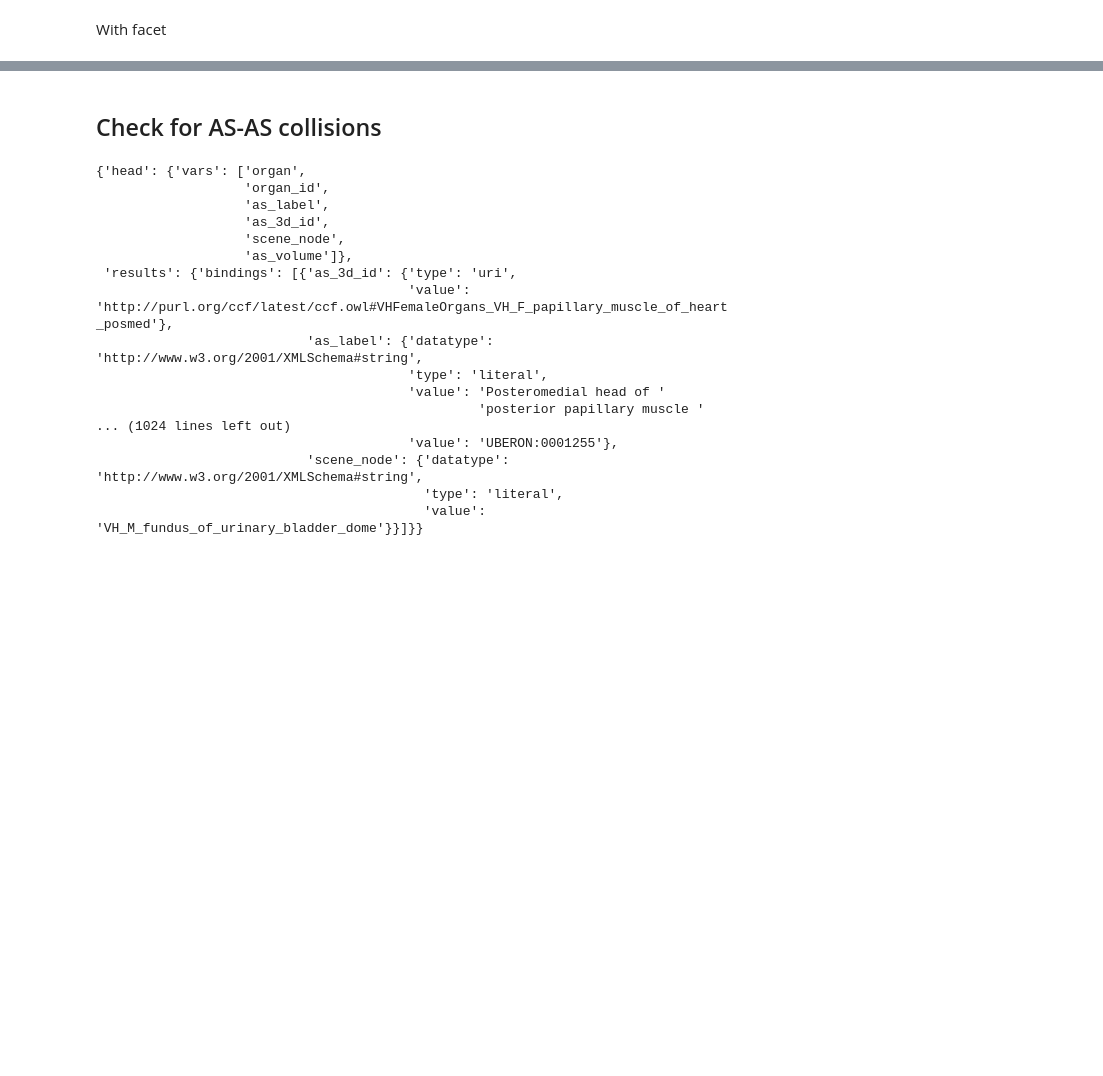
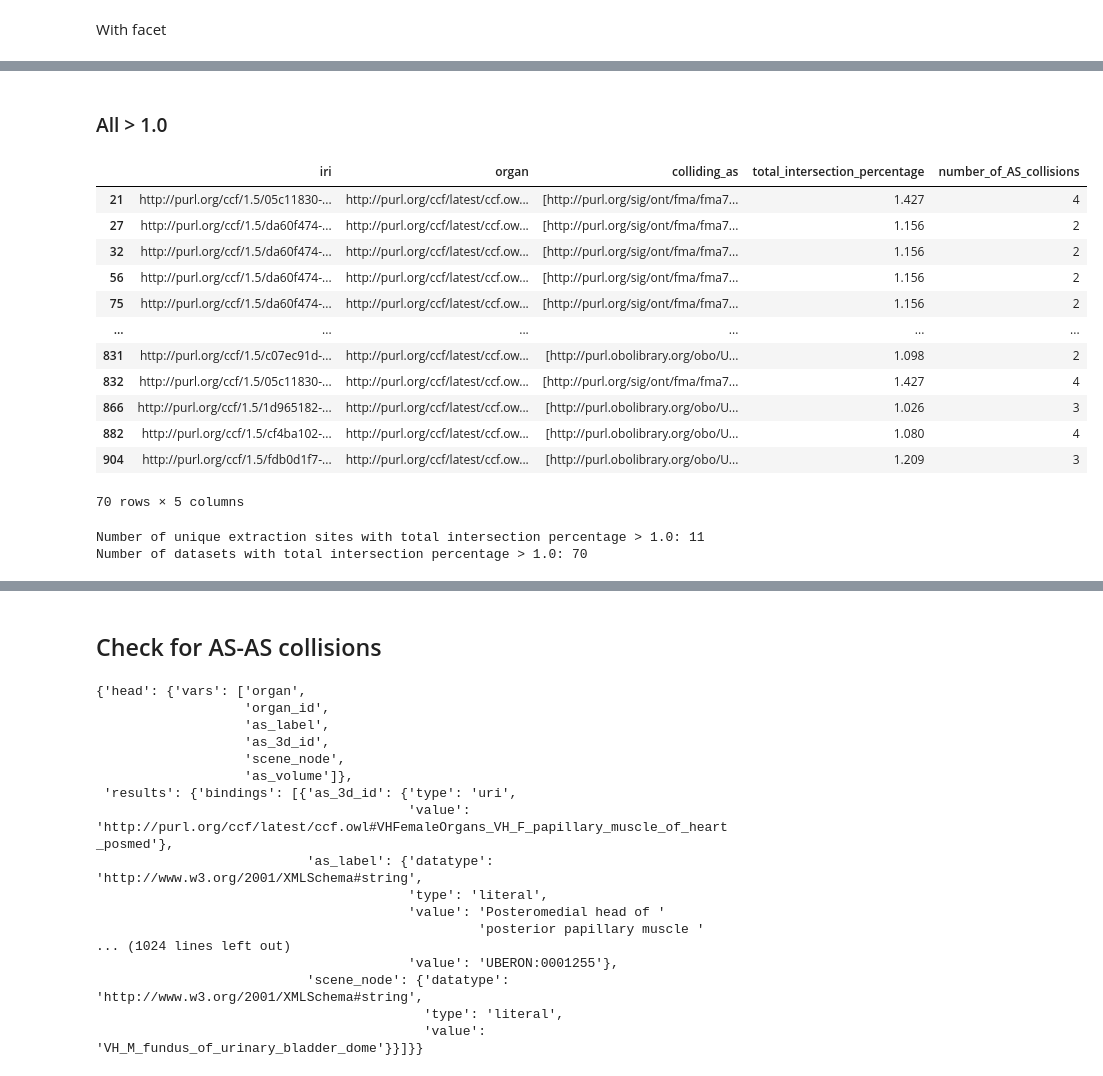
Before and after one commit to cns-iu/hra-cell-type-populations-supporting-information, a Jupyter notebook: validations/mesh-collisions/validate-mesh-collisions.ipynb, the cells around one changed output, grey strips where cells are left out. Saved outputs shown, nothing was run; the diff lists cells and outputs as text; code cells hidden in the pictures; blank space fills up the shorter version.

```diff
--- a/validations/mesh-collisions/validate-mesh-collisions.ipynb
+++ b/validations/mesh-collisions/validate-mesh-collisions.ipynb
@@ -177,0 +233,29 @@ plt.show()
+# %% [markdown]
+### All > 1.0
+# %%
+greather_than_1 = df_intersections[df_intersections['total_intersection_percentage'] > 1.0]
+
+# inspect dataframe
+greather_than_1
+# %% [output]
+|  | iri | organ | colliding_as | total_intersection_percentage | number_of_AS_collisions |
+| 21 | http://purl.org/ccf/1.5/05c11830-... | http://purl.org/ccf/latest/ccf.ow... | [http://purl.org/sig/ont/fma/fma7... | 1.427 | 4 |
+| 27 | http://purl.org/ccf/1.5/da60f474-... | http://purl.org/ccf/latest/ccf.ow... | [http://purl.org/sig/ont/fma/fma7... | 1.156 | 2 |
+| 32 | http://purl.org/ccf/1.5/da60f474-... | http://purl.org/ccf/latest/ccf.ow... | [http://purl.org/sig/ont/fma/fma7... | 1.156 | 2 |
+| 56 | http://purl.org/ccf/1.5/da60f474-... | http://purl.org/ccf/latest/ccf.ow... | [http://purl.org/sig/ont/fma/fma7... | 1.156 | 2 |
+| 75 | http://purl.org/ccf/1.5/da60f474-... | http://purl.org/ccf/latest/ccf.ow... | [http://purl.org/sig/ont/fma/fma7... | 1.156 | 2 |
+| ... | ... | ... | ... | ... | ... |
+| 831 | http://purl.org/ccf/1.5/c07ec91d-... | http://purl.org/ccf/latest/ccf.ow... | [http://purl.obolibrary.org/obo/U... | 1.098 | 2 |
+| 832 | http://purl.org/ccf/1.5/05c11830-... | http://purl.org/ccf/latest/ccf.ow... | [http://purl.org/sig/ont/fma/fma7... | 1.427 | 4 |
+| 866 | http://purl.org/ccf/1.5/1d965182-... | http://purl.org/ccf/latest/ccf.ow... | [http://purl.obolibrary.org/obo/U... | 1.026 | 3 |
+| 882 | http://purl.org/ccf/1.5/cf4ba102-... | http://purl.org/ccf/latest/ccf.ow... | [http://purl.obolibrary.org/obo/U... | 1.080 | 4 |
+| 904 | http://purl.org/ccf/1.5/fdb0d1f7-... | http://purl.org/ccf/latest/ccf.ow... | [http://purl.obolibrary.org/obo/U... | 1.209 | 3 |
+70 rows × 5 columns
+# %%
+print(f'Number of unique extraction sites with total intersection percentage > 1.0: {len(greather_than_1['iri'].unique())}')
+
+print(f'Number of datasets with total intersection percentage > 1.0: {
+      len(greather_than_1)}')
+# %% [output]
+Number of unique extraction sites with total intersection percentage > 1.0: 11
+Number of datasets with total intersection percentage > 1.0: 70
```
Also changed, not shown: parts of 13 cells of this notebook, 10 other files.
